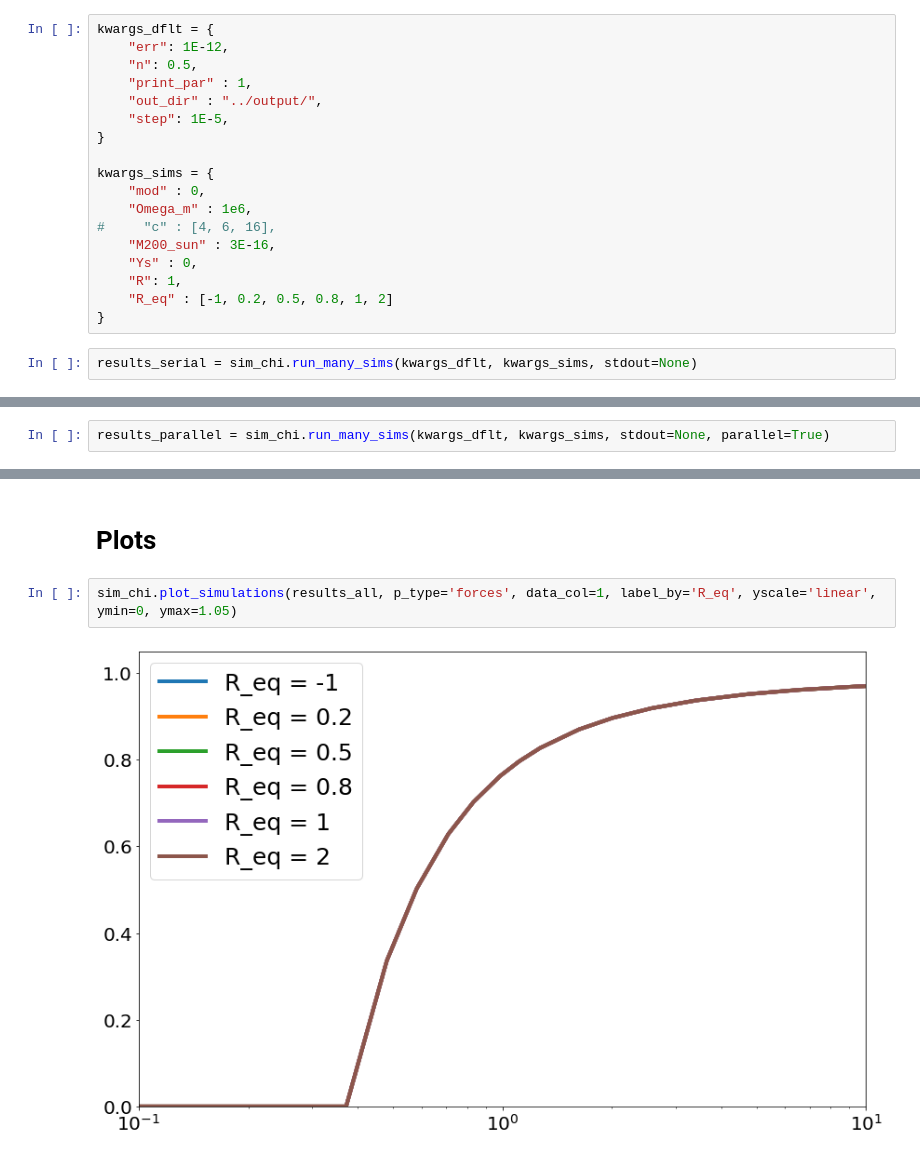
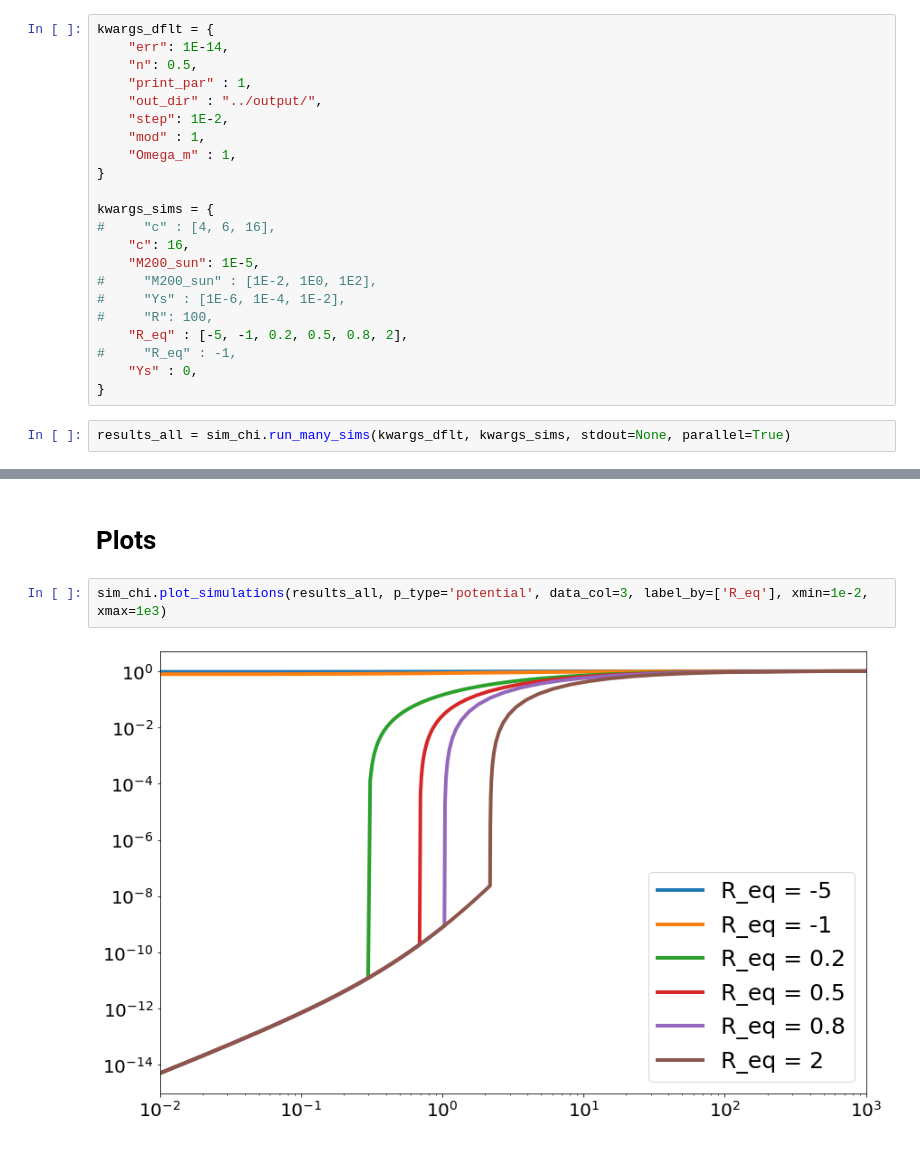
Before and after one commit to vrastil/chi_r_solver, a Jupyter notebook: scripts/plots.ipynb, the cells around one changed output, grey strips where cells are left out. Cells and saved outputs as stored; diff of their text form.

Commit message:
plots, units

```diff
--- a/scripts/plots.ipynb
+++ b/scripts/plots.ipynb
@@ -23,24 +38,28 @@ Plot and save.
 # Run many simulations
 # %%
 kwargs_dflt = {
-    "err": 1E-12,
+    "err": 1E-14,
     "n": 0.5,
     "print_par" : 1,
     "out_dir" : "../output/",
-    "step": 1E-5,
+    "step": 1E-2,
+    "mod" : 1,
+    "Omega_m" : 1,
 }
 
 kwargs_sims = {
-    "mod" : 0,
-    "Omega_m" : 1e6,
 #     "c" : [4, 6, 16],
-    "M200_sun" : 3E-16,
+    "c": 16,
+    "M200_sun": 1E-5,
+#     "M200_sun" : [1E-2, 1E0, 1E2],
+#     "Ys" : [1E-6, 1E-4, 1E-2],
+#     "R": 100,
+    "R_eq" : [-5, -1, 0.2, 0.5, 0.8, 2],
+#     "R_eq" : -1,
     "Ys" : 0,
-    "R": 1,
-    "R_eq" : [-1, 0.2, 0.5, 0.8, 1, 2]
 }
 # %%
-results_serial = sim_chi.run_many_sims(kwargs_dflt, kwargs_sims, stdout=None)
+results_all = sim_chi.run_many_sims(kwargs_dflt, kwargs_sims, stdout=None, parallel=True)
 # %% [output]
 Running simulation 1/6
 Running simulation 2/6
@@ -52,3 +71 @@ Running simulation 6/6
 Saving results
-# %%
-results_parallel = sim_chi.run_many_sims(kwargs_dflt, kwargs_sims, stdout=None, parallel=True)
@@ -64,6 +72,6 @@ Saving results
 # %% [markdown]
 # Plots
 # %%
-sim_chi.plot_simulations(results_all, p_type='forces', data_col=1, label_by='R_eq', yscale='linear', ymin=0, ymax=1.05)
+sim_chi.plot_simulations(results_all, p_type='potential', data_col=3, label_by=['R_eq'], xmin=1e-2, xmax=1e3)
 # %% [output]
-[figure, old version]
+[figure, new version]
```
Also changed, not shown: parts of 6 cells of this notebook, 3 other files.
